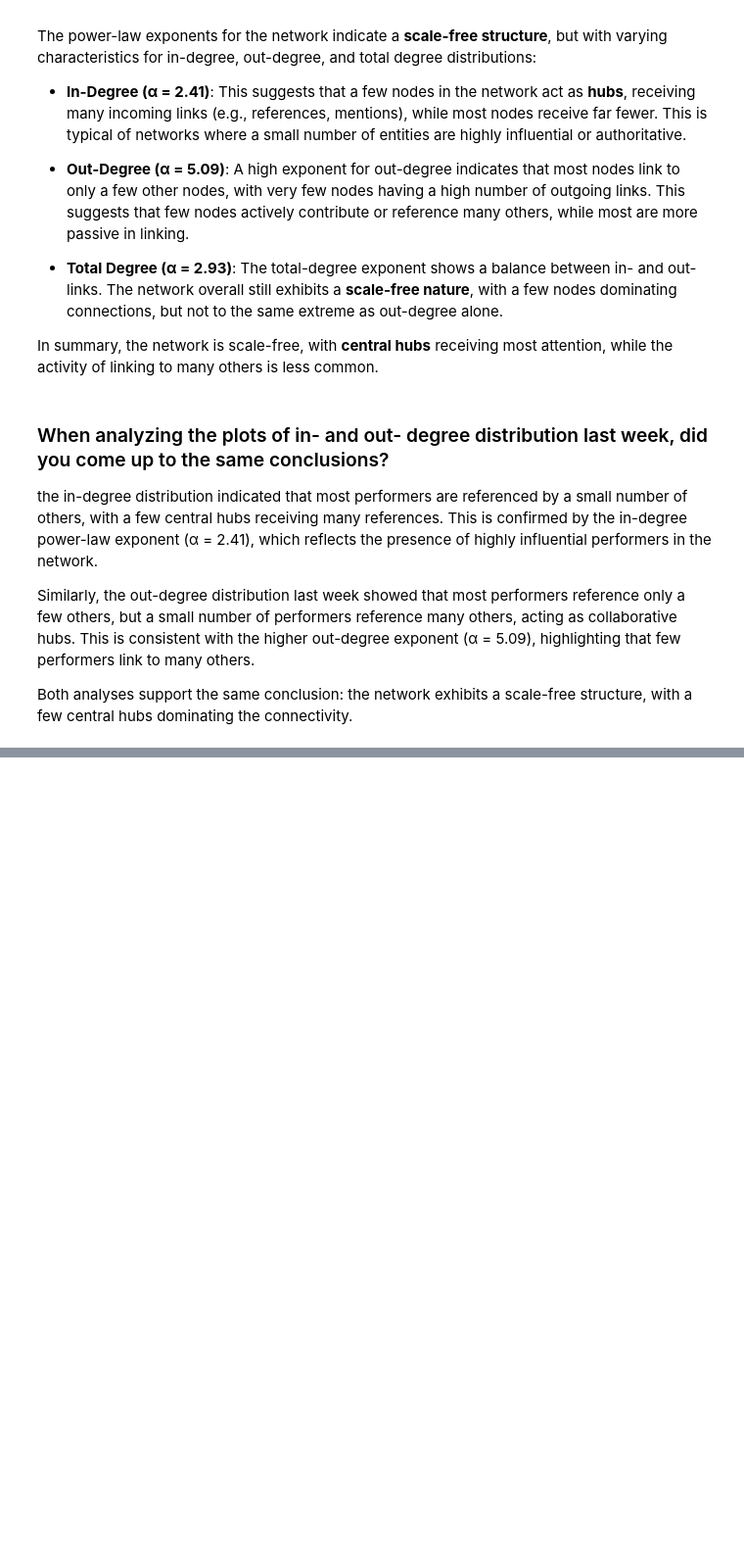
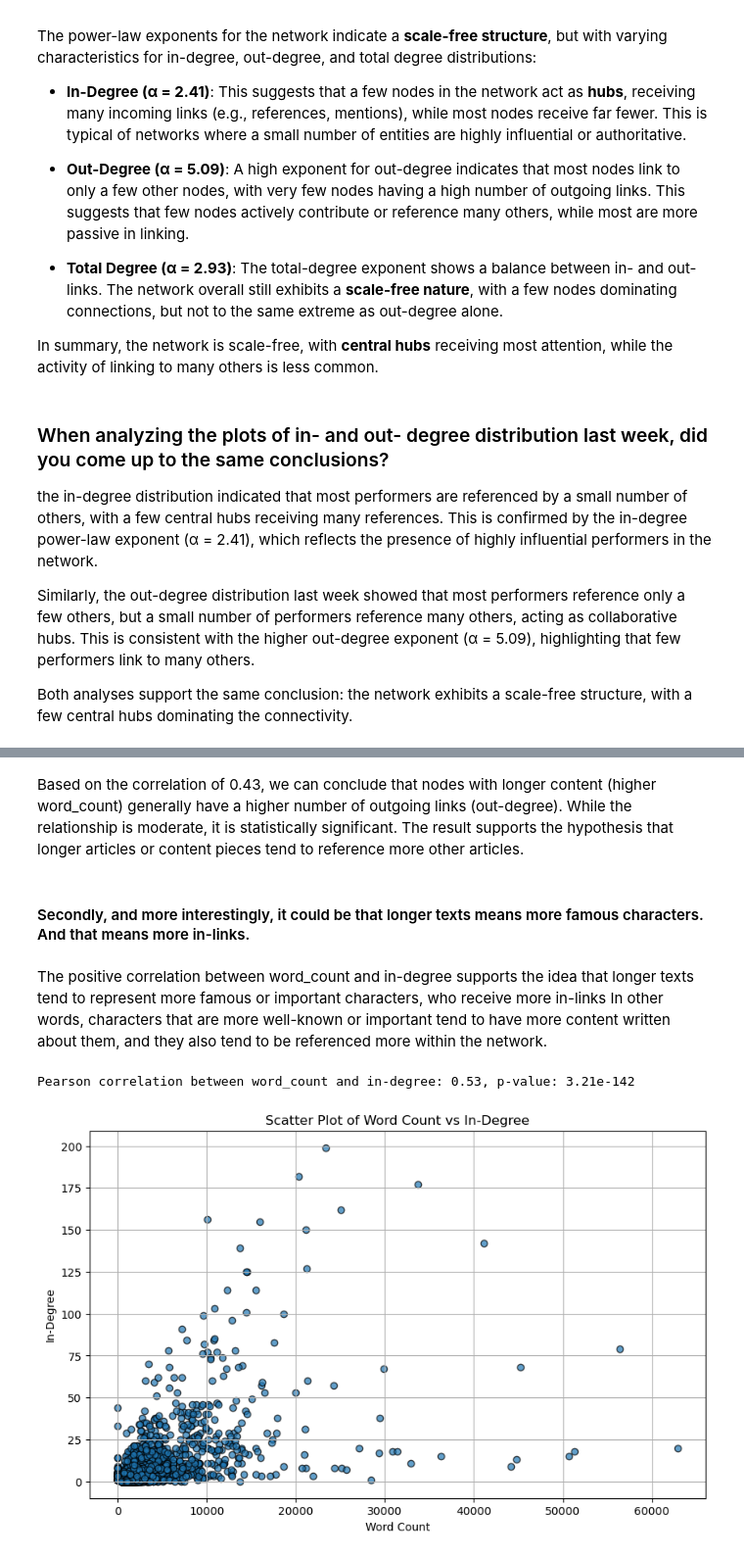
Before and after one commit to Ayafahim/social_graphs, a Jupyter notebook: Alec-jawa/week5/partB.ipynb, the cells around one changed output, grey strips where cells are left out. Shown: that part at 98% size. Drawn from its saved outputs; the diff is of its cells as text; code cells hidden in the pictures; blank space fills up the shorter version.

```diff
--- a/Alec-jawa/week5/partB.ipynb
+++ b/Alec-jawa/week5/partB.ipynb
@@ -141,0 +218,36 @@ Both analyses support the same conclusion: the network exhibits a scale-free str
+# %% [markdown]
+Based on the correlation of 0.43, we can conclude that nodes with longer content (higher word_count) generally have a higher number of outgoing links (out-degree). While the relationship is moderate, it is statistically significant. The result supports the hypothesis that longer articles or content pieces tend to reference more other articles.
+# %% [markdown]
+#### Secondly, and more interestingly, it could be that longer texts means more famous characters. And that means more in-links.
+# %% [markdown]
+The positive correlation between word_count and in-degree supports the idea that longer texts tend to represent more famous or important characters, who receive more in-links
+In other words, characters that are more well-known or important tend to have more content written about them, and they also tend to be referenced more within the network.
+# %%
+
+import numpy as np
+from scipy.stats import pearsonr
+
+# Initialize the in-degrees and word_count lists
+in_degrees = []
+word_count = []
+
+# Get the in-degree and word_count for all nodes, setting word_count to 0 if missing
+for node in G.nodes():
+    in_degrees.append(G.in_degree(node))  # Get in-degree of the node
+    word_count.append(G.nodes[node].get('word_count', 0))  # Get word_count, default to 0 if missing
+
+# Calculate Pearson correlation between in-degree and word_count
+correlation, p_value = pearsonr(word_count, in_degrees)
+print(f"Pearson correlation between word_count and in-degree: {correlation:.2f}, p-value: {p_value:.2e}")
+
+# Visualize the relationship with a scatter plot
+plt.figure(figsize=(10, 6))
+plt.scatter(word_count, in_degrees, alpha=0.7, edgecolor='k')
+plt.xlabel('Word Count')
+plt.ylabel('In-Degree')
+plt.title('Scatter Plot of Word Count vs In-Degree')
+plt.grid(True)
+plt.show()
+# %% [output]
+Pearson correlation between word_count and in-degree: 0.53, p-value: 3.21e-142
+[figure, added]
```
Also changed, not shown: parts of 20 cells of this notebook.
